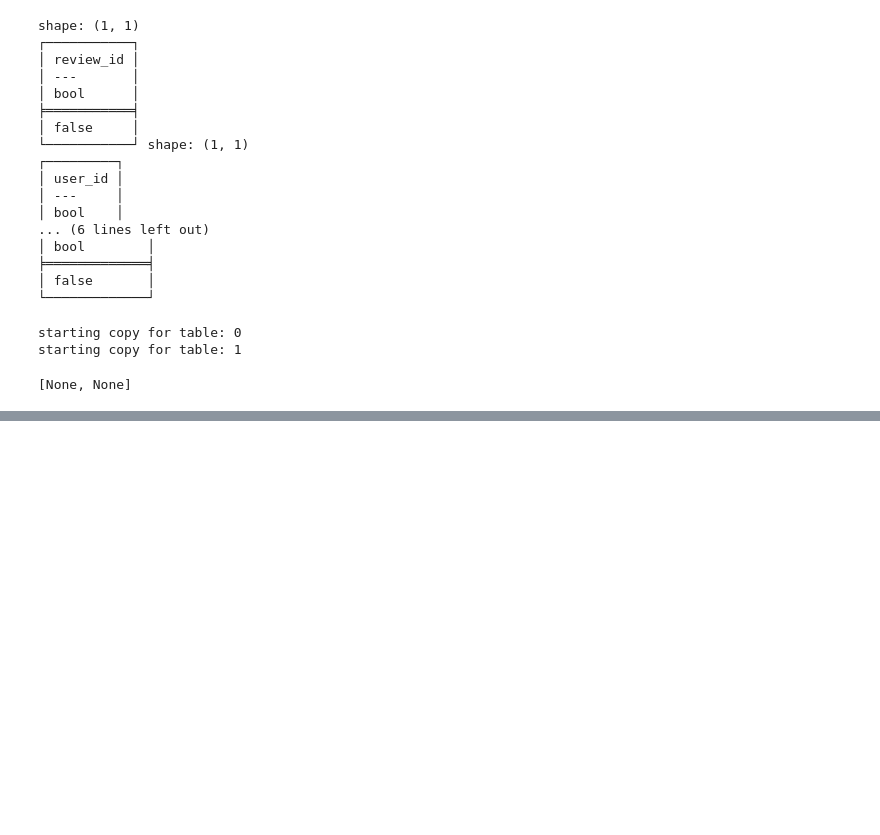
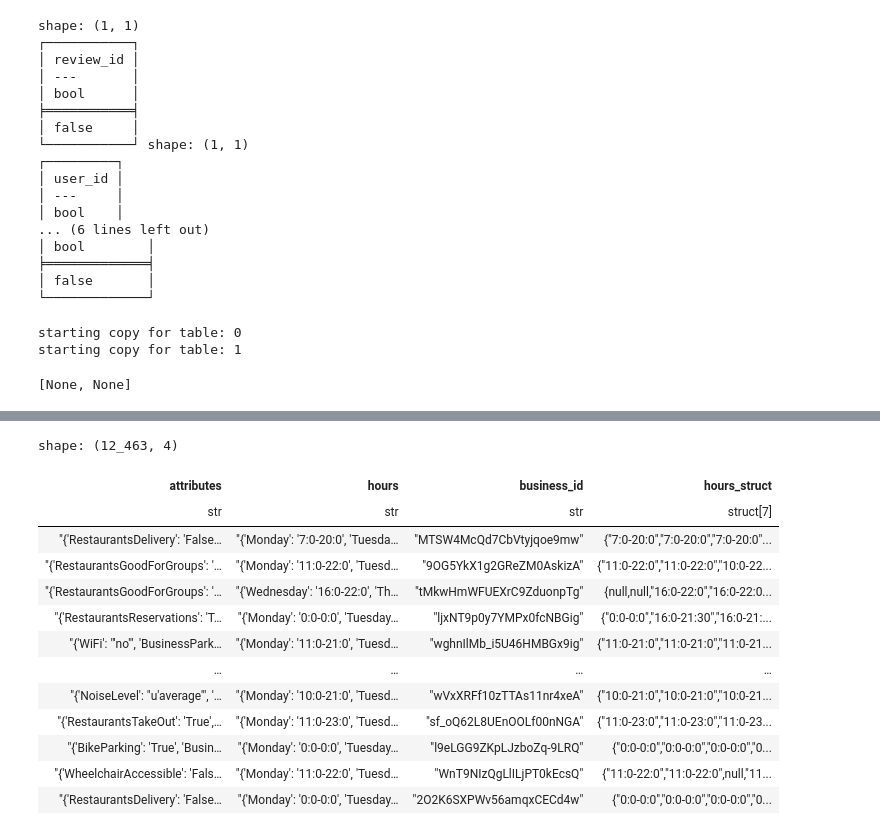
Before and after one commit to haster12345/hello-2, a Jupyter notebook: beeg/src/main.ipynb, the cells around one changed output, grey strips where cells are left out. Cells and saved outputs as stored; diff of their text form; code cells hidden in the pictures; blank space fills up the shorter version.

```diff
--- a/beeg/src/main.ipynb
+++ b/beeg/src/main.ipynb
@@ -476,3 +476,15 @@ FROM (
 """
 with psycopg.connect("dbname = beeg") as conn:
     run_execute_query(conn, insert_staged_review_sql)
+# %%
+import json
+import ast
+
+df = pl.read_csv("../data/business_attributes.csv")
+df = df.drop_nulls()
+df = df.with_columns(
+    pl.col("hours")
+      .map_elements(lambda x: json.dumps(ast.literal_eval(x)), return_dtype=pl.String)
+      .alias("hours_struct")
+)
+df.select(["business_id", "hours_struct"])
@@ -478,0 +506,33 @@ with psycopg.connect("dbname = beeg") as conn:
+# %%
+week_struct = pl.Struct({
+    "Monday": pl.Utf8,
+    "Tuesday": pl.Utf8,
+    "Wednesday": pl.Utf8,
+    "Thursday": pl.Utf8,
+    "Friday": pl.Utf8,
+    "Saturday": pl.Utf8,
+    "Sunday": pl.Utf8,
+})
+
+df = df.with_columns(
+    pl.col("hours_struct")
+      .str.json_decode(dtype=week_struct)
+      .alias("hours_struct")
+)
+
+df
+# %% [output]
+shape: (12_463, 4)
+| attributes | hours | business_id | hours_struct |
+| str | str | str | struct[7] |
+| "{'RestaurantsDelivery': 'False… | "{'Monday': '7:0-20:0', 'Tuesda… | "MTSW4McQd7CbVtyjqoe9mw" | {"7:0-20:0","7:0-20:0","7:0-20:0"... |
+| "{'RestaurantsGoodForGroups': '… | "{'Monday': '11:0-22:0', 'Tuesd… | "9OG5YkX1g2GReZM0AskizA" | {"11:0-22:0","11:0-22:0","10:0-22... |
+| "{'RestaurantsGoodForGroups': '… | "{'Wednesday': '16:0-22:0', 'Th… | "tMkwHmWFUEXrC9ZduonpTg" | {null,null,"16:0-22:0","16:0-22:0... |
+| "{'RestaurantsReservations': 'T… | "{'Monday': '0:0-0:0', 'Tuesday… | "ljxNT9p0y7YMPx0fcNBGig" | {"0:0-0:0","16:0-21:30","16:0-21:... |
+| "{'WiFi': "'no'", 'BusinessPark… | "{'Monday': '11:0-21:0', 'Tuesd… | "wghnIlMb_i5U46HMBGx9ig" | {"11:0-21:0","11:0-21:0","11:0-21... |
+| … | … | … | … |
+| "{'NoiseLevel': "u'average'", '… | "{'Monday': '10:0-21:0', 'Tuesd… | "wVxXRFf10zTTAs11nr4xeA" | {"10:0-21:0","10:0-21:0","10:0-21... |
+| "{'RestaurantsTakeOut': 'True',… | "{'Monday': '11:0-23:0', 'Tuesd… | "sf_oQ62L8UEnOOLf00nNGA" | {"11:0-23:0","11:0-23:0","11:0-23... |
+| "{'BikeParking': 'True', 'Busin… | "{'Monday': '0:0-0:0', 'Tuesday… | "l9eLGG9ZKpLJzboZq-9LRQ" | {"0:0-0:0","0:0-0:0","0:0-0:0","0... |
+| "{'WheelchairAccessible': 'Fals… | "{'Monday': '11:0-22:0', 'Tuesd… | "WnT9NIzQgLlILjPT0kEcsQ" | {"11:0-22:0","11:0-22:0",null,"11... |
+| "{'RestaurantsDelivery': 'False… | "{'Monday': '0:0-0:0', 'Tuesday… | "2O2K6SXPWv56amqxCECd4w" | {"0:0-0:0","0:0-0:0","0:0-0:0","0... |
```
Also changed, not shown: parts of 10 cells of this notebook, 1 other file.
